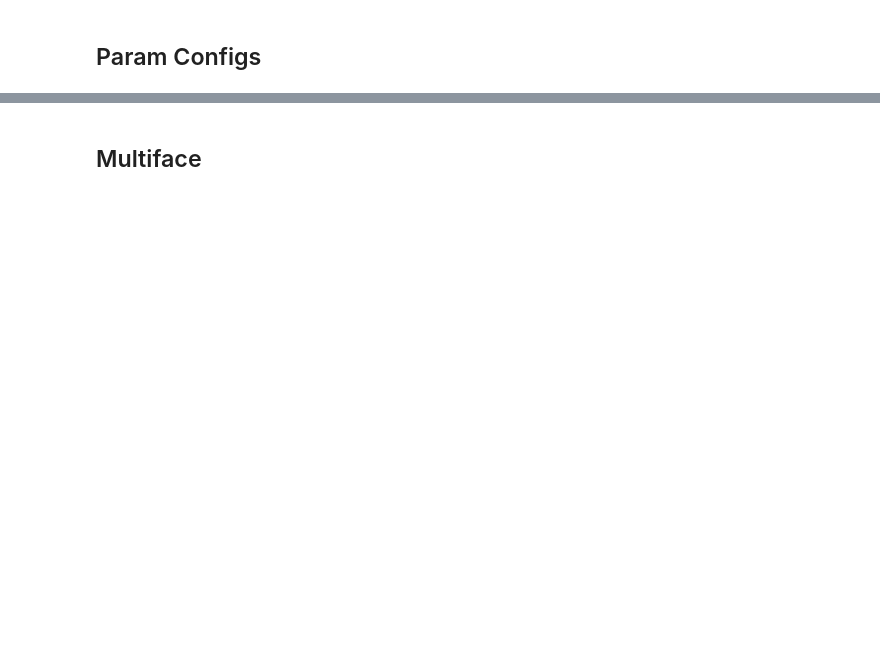
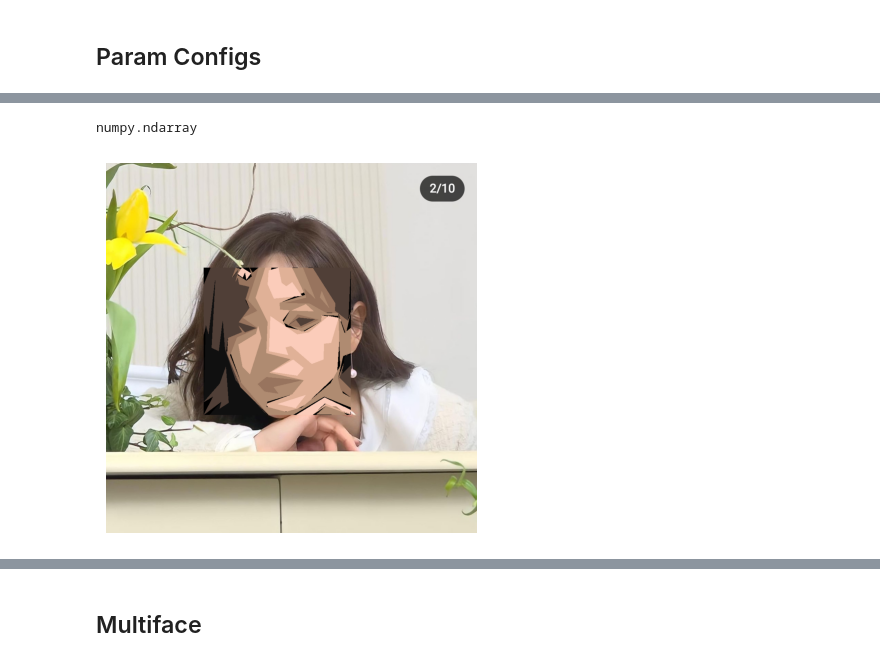
Before and after one commit to vinayak19th/Aesthetic-Face-De-Identification, a Jupyter notebook: python_experiments/CutOutFilter.ipynb, the cells around one changed output, grey strips where cells are left out. Drawn from its saved outputs; the diff is of its cells as text; code cells hidden in the pictures; blank space fills up the shorter version.

```diff
--- a/python_experiments/CutOutFilter.ipynb
+++ b/python_experiments/CutOutFilter.ipynb
@@ -212,0 +261,4 @@ NameError: name 'metadata' is not defined
+# %%
+type(orig)
+# %% [output]
+numpy.ndarray
@@ -212,0 +274,5 @@ NameError: name 'metadata' is not defined
+# %%
+orig[y:y+h, x:x+w] = canvas
+show(orig)
+# %% [output]
+[figure, added]
```
Also changed, not shown: parts of 29 cells of this notebook, 11 other files.
